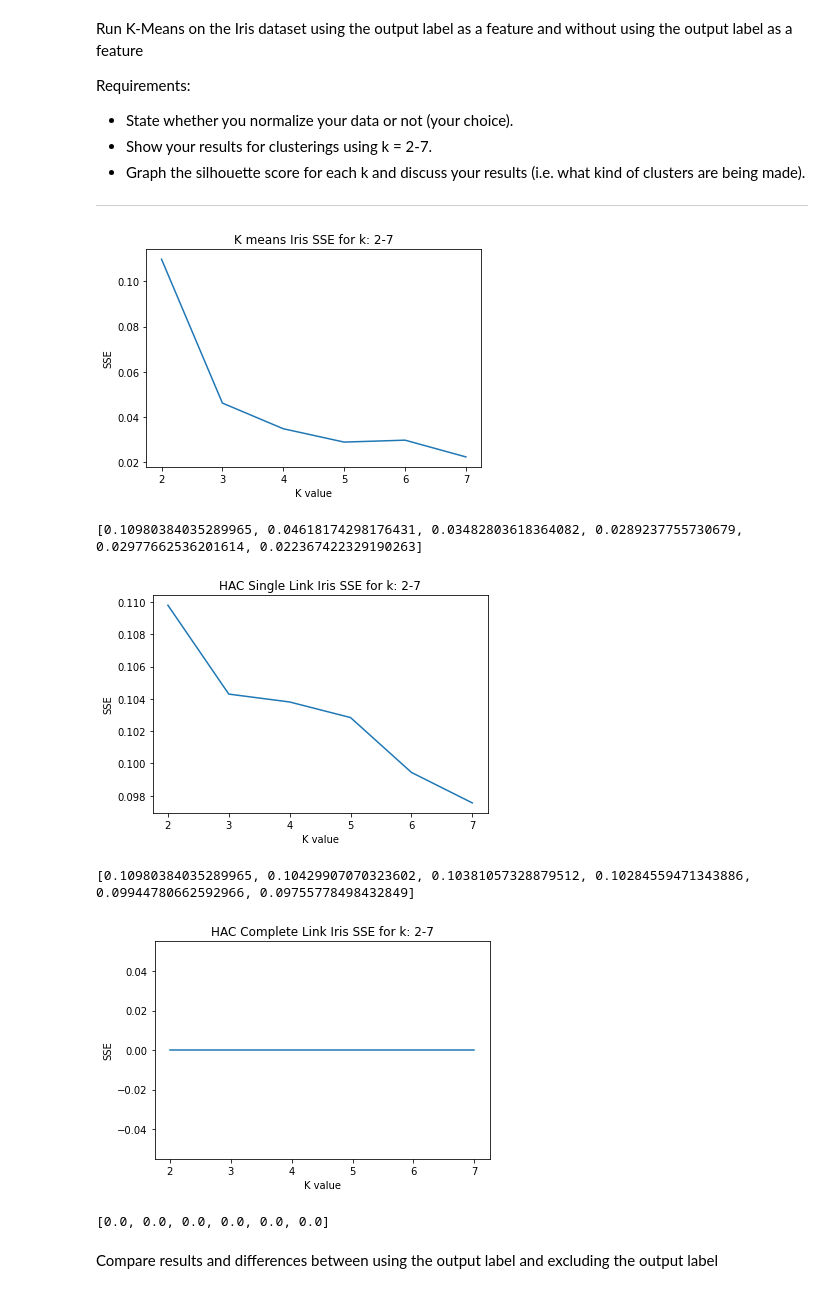
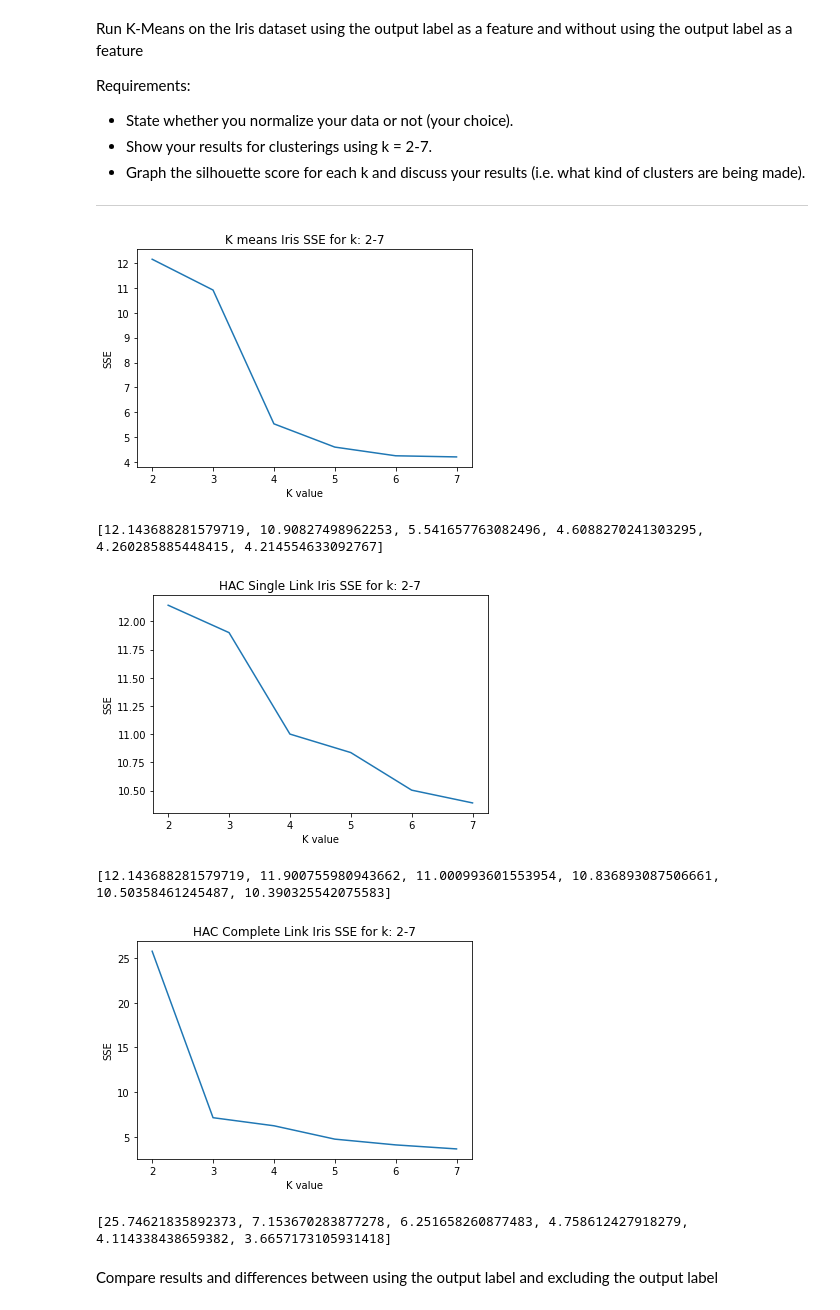
Before and after one commit to alexheiner/CS472-Labs, a Jupyter notebook: Lab5/lab_5_Clustering.ipynb, the cells around one changed output. Drawn from its saved outputs; the diff is of its cells as text; code cells hidden in the pictures.

```diff
--- a/Lab5/lab_5_Clustering.ipynb
+++ b/Lab5/lab_5_Clustering.ipynb
@@ -53,7 +53,7 @@ class HACClustering(BaseEstimator,ClassifierMixin):
         Returns:
             self: this allows this to be chained, e.g. model.fit(X,y).predict(X_test)
         """
-        cluster_arr = [np.asarray([item]) for item in X]
+        cluster_arr = [np.array([item]) for item in X]
         self.clusters = cluster_arr
         is_done = False
         while not is_done:
@@ -160,8 +160,8 @@ class HACClustering(BaseEstimator,ClassifierMixin):
           print("{:d}\n".format(size of cluster))
       """
       # print results
-      print("Num clusters: {:d}".format(len(self.clusters)))
-      print("SSE score: {:.4f}\n\n".format(self.total_sse))
+      print("{:d}".format(len(self.clusters)))
+      print("{:.4f}\n".format(self.total_sse))
       for i in range(len(self.clusters)):
         print(np.array2string(self.centroids[i],precision=4,separator=","))
         print("{:d}".format(len(self.clusters[i])))
@@ -574,7 +595,7 @@ SSE score: 0.1028
 iris_data = arff.loadarff('iris.arff')
 iris_df = pd.DataFrame(iris_data[0])
 iris_df = iris_df.iloc[: , :-1]
-iris_norm = preprocessing.normalize(iris_df, axis=0)
+iris_norm =np.array(normalize_data(iris_df))
 clf = HACClustering(k=5, link_type='complete')
 res = clf.fit(iris_norm)
 res.score()
@@ -628,7 +649,7 @@ def plot_sse(k_vals, sse, heading):
 iris_data = arff.loadarff('iris.arff')
 iris_df = pd.DataFrame(iris_data[0])
 iris_df = iris_df.iloc[: , :-1]
-iris_norm = preprocessing.normalize(iris_df, axis=0)
+iris_norm =np.array(normalize_data(iris_df))
 
 sse = []
 k_vals = [2,3,4,5,6,7]
@@ -642,38 +663,38 @@ for k_val in k_vals:
 
 plot_sse(k_vals, sse, "K means")
 # %% [output]
-[figure, old version]
+[figure, new version]
-[0.10980384035289965, 0.04618174298176431, 0.03482803618364082, 0.0289237755730679, 0.02977662536201614, 0.022367422329190263]
+[12.143688281579719, 10.90827498962253, 5.541657763082496, 4.6088270241303295, 4.260285885448415, 4.214554633092767]
 # %%
 # Iris Classification with output label
 !curl -s https://raw.githubusercontent.com/cs472ta/CS472/master/datasets/iris.arff --output iris.arff
 iris_data = arff.loadarff('iris.arff')
 iris_df = pd.DataFrame(iris_data[0])
 iris_df = iris_df.iloc[: , :-1]
-iris_norm = preprocessing.normalize(iris_df, axis=0)
+iris_norm =np.array(normalize_data(iris_df))
 
 s_sse = []
 c_sse = []
 k_vals = [2,3,4,5,6,7]
 for k_val in k_vals:
   # fit and score with single link
   s_clf = HACClustering(k=k_val, link_type='single')
   res = s_clf.fit(iris_norm)
   res.score()
   s_sse.append(res.get_total_sse())
   # fit and score with complete link
   c_clf = HACClustering(k=k_val, link_type='complete')
   res = c_clf.fit(iris_norm)
   res.score()
   c_sse.append(res.get_total_sse())
 
 plot_sse(k_vals, s_sse, "HAC Single Link")
 plot_sse(k_vals, c_sse, "HAC Complete Link")
 # %% [output]
-[figure, old version]
+[figure, new version]
-[0.10980384035289965, 0.10429907070323602, 0.10381057328879512, 0.10284559471343886, 0.09944780662592966, 0.09755778498432849]
+[12.143688281579719, 11.900755980943662, 11.000993601553954, 10.836893087506661, 10.50358461245487, 10.390325542075583]
-[figure, old version]
+[figure, new version]
-[0.0, 0.0, 0.0, 0.0, 0.0, 0.0]
+[25.74621835892373, 7.153670283877278, 6.251658260877483, 4.758612427918279, 4.114338438659382, 3.6657173105931418]
 # %% [markdown]
 Compare results and differences between using the output label and excluding the output label
 # %% [markdown]
```
Also changed, not shown: parts of 11 cells of this notebook, 3 other files.
